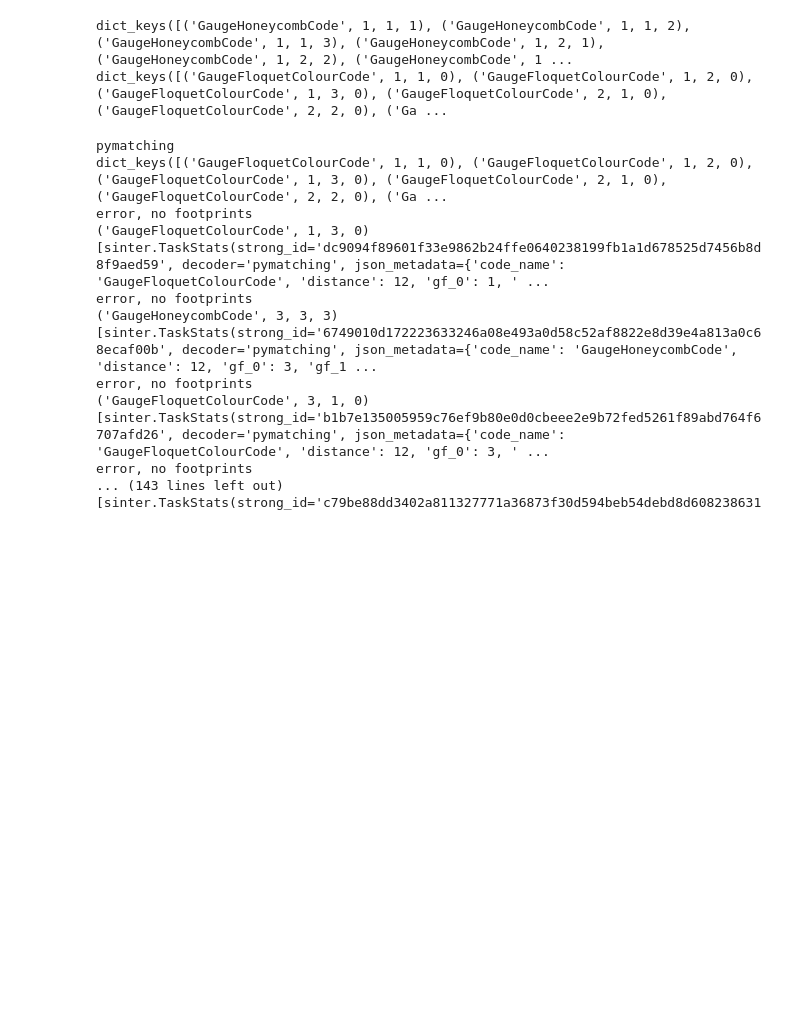
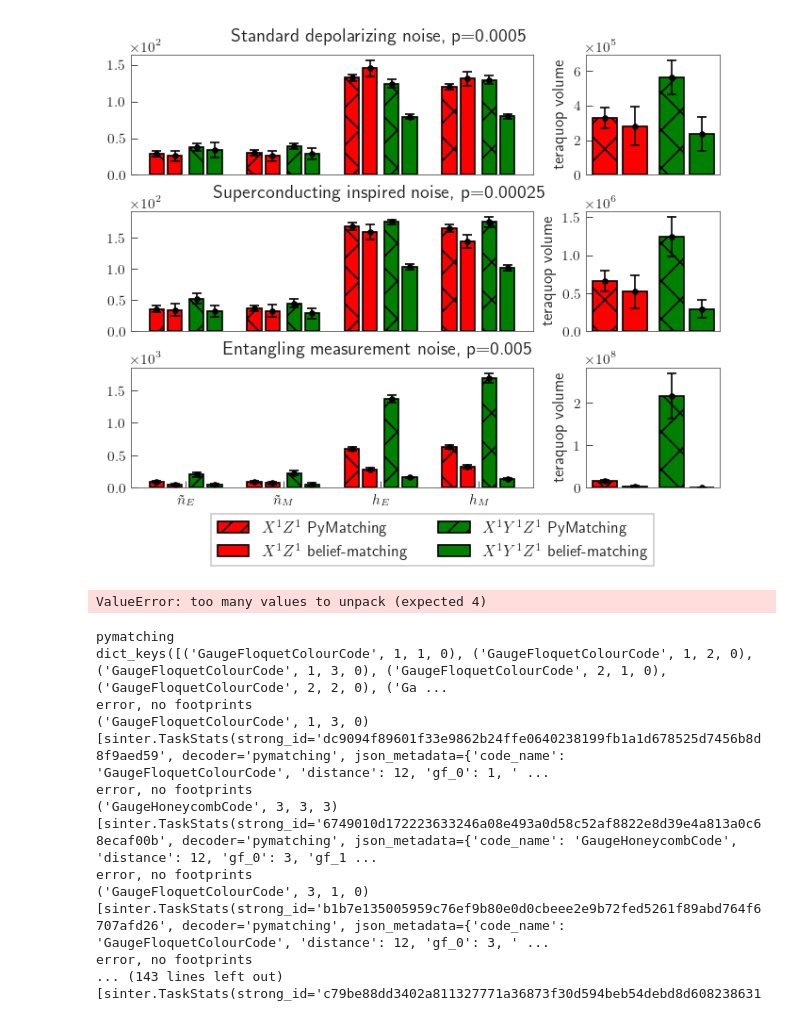
Before and after one commit to peter-janderks/floquet_colour_codes_numerics, a Jupyter notebook: circuit_level_noise_experiments/generate_plots.ipynb, the cells around one changed output. Saved outputs shown, nothing was run; the diff lists cells and outputs as text; code cells hidden in the pictures; blank space fills up the shorter version.

```diff
--- a/circuit_level_noise_experiments/generate_plots.ipynb
+++ b/circuit_level_noise_experiments/generate_plots.ipynb
@@ -219,6 +220,6 @@ def get_diameter_hights_volumes(stats, noise_model):
 #    number_of_qubits = calc_number_of_qubits(x_sides, z_sides)
     volumes = calc_volumes(x_sides, z_sides, xz_hights)
 
-    return(x_sides, z_sides, xz_hights, volumes)
+    return(x_sides, z_sides, x_hight, z_hight, xz_hights, volumes)
 # %%
 def create_plot(noise_rate_1, noise_rate_2, noise_rate_3, decoder, vmins, vmaxs):
@@ -283,0 +358,52 @@ defaultdict(None, {('GaugeFloquetColourCode', 1, 2, 0): sinter.Fit(low=3918331.6
+# %%
+
+import matplotlib.patches as mpatches
+
+fig = formatter.figure(wide=True)
+subfigs = fig.subfigures(nrows=3, ncols=1)
+
+x_labels = ['$\\tilde{n}_E$', '$\\tilde{n}_M$', '$h_E$', '$h_M$']
+def gen_plot(axs, noise_rate, noise_model):
+    stats : List[sinter.TaskStats] = sinter.stats_from_csv_files(f'./out/data/{noise_rate}.csv')
+    print(stats[0].json_metadata['noise_model'] == noise_model)
+    stats_sdn_pm = filter_stats(stats, {'noise_model': noise_model, 'gf_0' : 1, 'gf_1' : 1, 'gf_2' : 0}, 'pymatching')
+    stats_sdn_pm += filter_stats(stats, {'noise_model': noise_model, 'gf_0' : 1, 'gf_1' : 1, 'gf_2' : 1}, 'pymatching')
+#    print(stats_sdn_pm[0].json_metadata)
+    stats_sdn_bm = filter_stats(stats, {'noise_model': noise_model, 'gf_0' : 1, 'gf_1' : 1, 'gf_2' : 0}, 'beliefmatching')
+    stats_sdn_bm += filter_stats(stats, {'noise_model': noise_model, 'gf_0' : 1, 'gf_1' : 1, 'gf_2' : 1}, 'beliefmatching')
+
+    x_sides_SD6, z_sides_SD6, x_hights_SD6, z_hights_SD6, _,volume_pm = get_diameter_hights_volumes(stats_sdn_pm, noise_model)
+    x_sides_SD6_bm, z_sides_SD6_bm, x_hights_SD6_bm, z_hights_SD6_bm, _,volume_bm= get_diameter_hights_volumes(stats_sdn_bm, noise_model)
+    plot_all_footprints_fcc_hcc([x_sides_SD6, z_sides_SD6, x_hights_SD6, z_hights_SD6], [x_sides_SD6_bm, z_sides_SD6_bm, x_hights_SD6_bm, z_hights_SD6_bm],'1.0,1.0,1.0,1.0', axs[0], y_label= '')
+    plot_all_footprints_fcc_hcc([volume_pm],[volume_bm], '1.0,1.0,1.0,1.0', axs[1], y_label= 'teraquop volume')
+
+#subfigs[0].suptitle(f'Standard depolarizing noise, p=0.0005')
+#    ax1.set_title(f'{decoder}, standard depolarizing noise, p={noise_rate_1}')
+
+row_0 = subfigs[0].subplots(nrows=1, ncols=2, gridspec_kw={'width_ratios': [3, 1]})
+gen_plot(row_0, '0.0005', 'standard_depolarizing_noise')
+
+row_1 = subfigs[1].subplots(nrows=1, ncols=2, gridspec_kw={'width_ratios': [3, 1]})
+gen_plot(row_1, '0.00025', 'SI1000')
+#subfigs[1].suptitle(f'Superconducting inspired noise, p=0.00025')
+
+row_2 = subfigs[2].subplots(nrows=1, ncols=2, gridspec_kw={'width_ratios': [3, 1]})
+gen_plot(row_2,  '0.005', 'EM3')
+subfigs[0].suptitle(f'Standard depolarizing noise, p=0.0005', y=1.05, x=0.45)
+subfigs[1].suptitle(f'Superconducting inspired noise, p=0.00025', y=1.05, x=0.45)
+subfigs[2].suptitle(f'Entangling measurement noise, p=0.005', y=1.05, x=0.45)
+
+
+
+x_labels = ['$\\tilde{n}_E$', '$\\tilde{n}_M$', '$h_E$', '$h_M$']
+row_2[0].set_xticks([1.6,7,12.375,17.8], x_labels)
+
+red_patch_pm = mpatches.Patch(label='$X^1Z^1$ PyMatching', edgecolor='black', hatch='//', facecolor='red')
+red_patch_bm = mpatches.Patch(label='$X^1Z^1$ belief-matching', edgecolor='black', facecolor='red')
+green_patch_pm = mpatches.Patch(facecolor='green', label='$X^1Y^1Z^1$ PyMatching', edgecolor='black', hatch='//')
+green_patch_bm = mpatches.Patch(facecolor='green', label='$X^1Y^1Z^1$ belief-matching', edgecolor='black')
+
+row_2[0].legend(handles=[red_patch_pm, red_patch_bm, green_patch_pm, green_patch_bm], loc='upper center', bbox_to_anchor=(0.75, -0.15), ncol=2)
+
+plt.savefig(f"plots/X1Y1Z1_X1Z1_comparison_cln.pdf", bbox_inches='tight')
+# %% [output]
@@ -284,12 +425,12 @@ defaultdict(None, {('GaugeFloquetColourCode', 1, 2, 0): sinter.Fit(low=3918331.6
+[figure, added]
 # %%
-stats_000025 : List[sinter.TaskStats] = sinter.stats_from_csv_files('./out/new_d_d_d_experiment_0.00025.csv')
+stats_000025 : List[sinter.TaskStats] = sinter.stats_from_csv_files('./out/data/0.00025.csv')
 
 stats_00025_pymatching = [stat for stat in stats_000025 if stat.decoder == 'pymatching']
 x_sides_SD6, z_sides_SD6, xz_hights_SD6, volumes_SD6 = get_diameter_hights_volumes(stats_000025, "standard_depolarizing_noise")
 x_sides_SI1000, z_sides_SI1000, xz_hights_SI1000, volumes_SI1000  = get_diameter_hights_volumes(stats_000025, 'SI1000')
 # %% [output]
-dict_keys([('GaugeHoneycombCode', 1, 1, 1), ('GaugeHoneycombCode', 1, 1, 2), ('GaugeHoneycombCode', 1, 1, 3), ('GaugeHoneycombCode', 1, 2, 1), ('GaugeHoneycombCode', 1, 2, 2), ('GaugeHoneycombCode', 1 ...
-dict_keys([('GaugeFloquetColourCode', 1, 1, 0), ('GaugeFloquetColourCode', 1, 2, 0), ('GaugeFloquetColourCode', 1, 3, 0), ('GaugeFloquetColourCode', 2, 1, 0), ('GaugeFloquetColourCode', 2, 2, 0), ('Ga ...
+ValueError: too many values to unpack (expected 4)
 # %%
 from mpl_toolkits.axes_grid1.inset_locator import mark_inset
 
```
Also changed, not shown: parts of 7 cells of this notebook, 21 other files.
